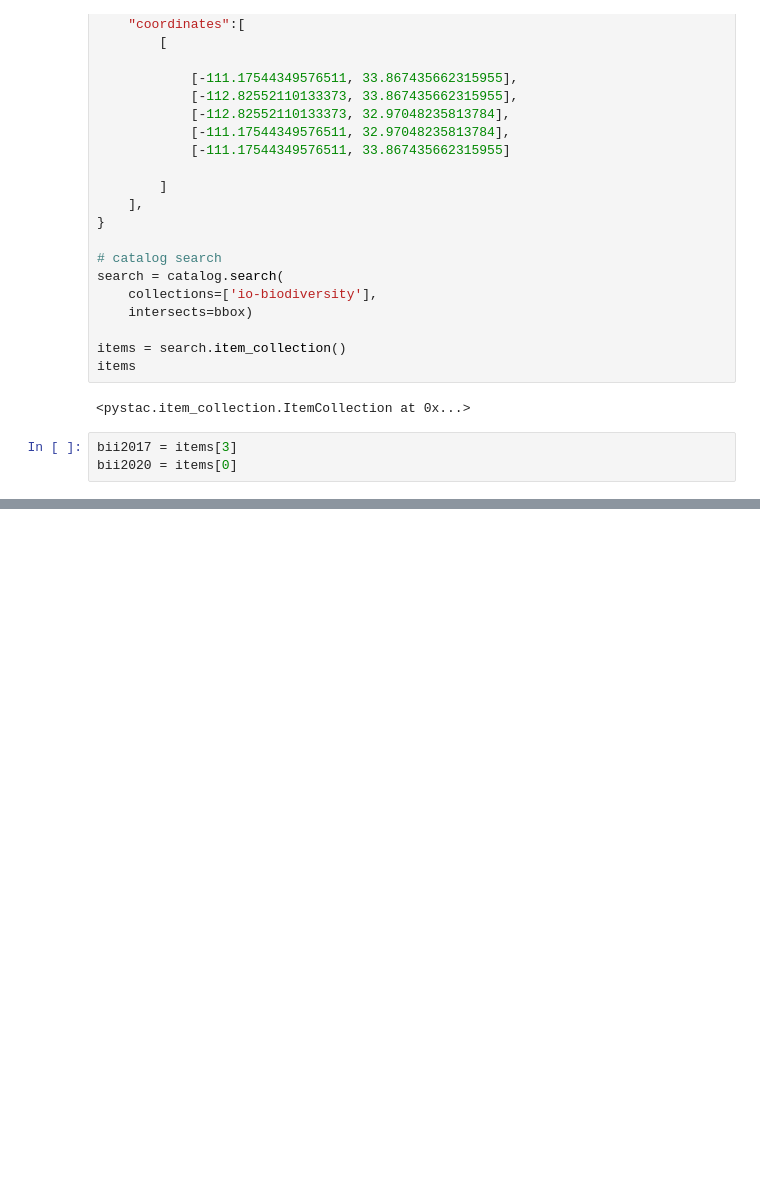
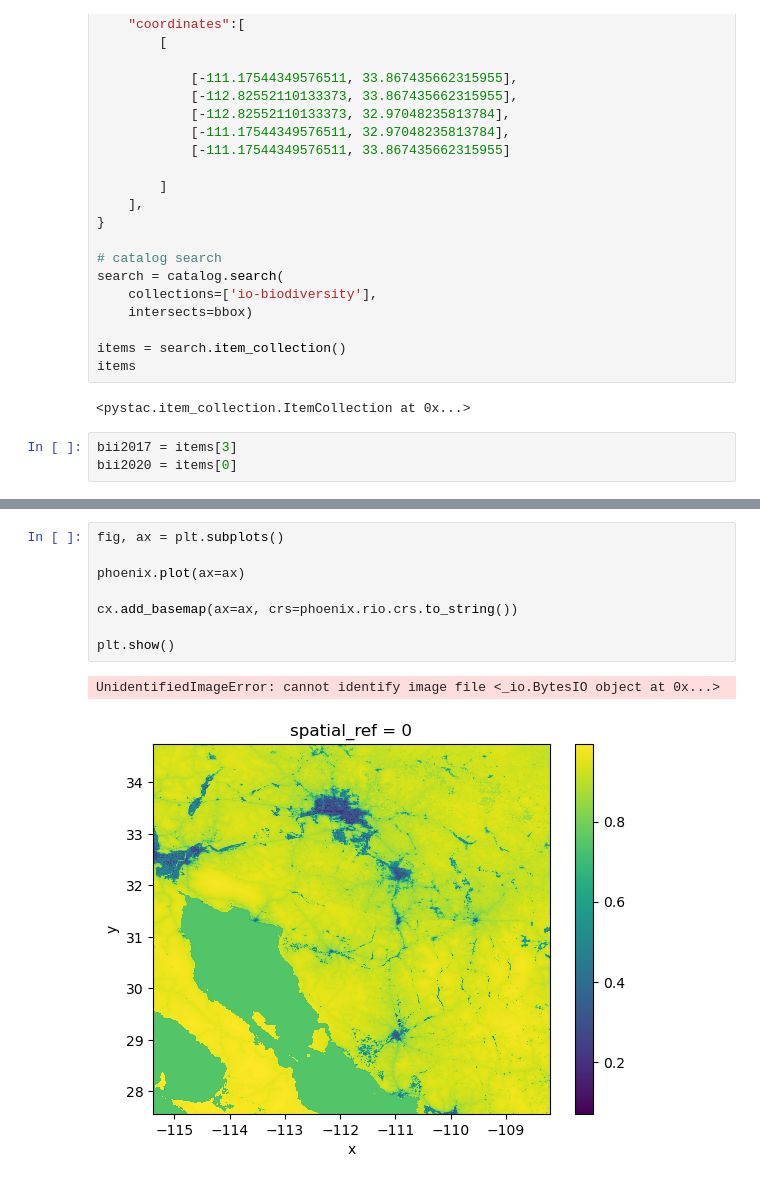
Before and after one commit to shmuir/phoenix-biodiversity-index, a Jupyter notebook: phoenix-biodiversity.ipynb, the cells around one changed output, grey strips where cells are left out. Drawn from its saved outputs; the diff is of its cells as text; blank space fills up the shorter version.

```diff
--- a/phoenix-biodiversity.ipynb
+++ b/phoenix-biodiversity.ipynb
@@ -73,0 +118,11 @@ Image(url=bii2017.assets['rendered_preview'].href, width=500)
+# %%
+fig, ax = plt.subplots()
+
+phoenix.plot(ax=ax)
+
+cx.add_basemap(ax=ax, crs=phoenix.rio.crs.to_string())
+
+plt.show()
+# %% [output]
+UnidentifiedImageError: cannot identify image file <_io.BytesIO object at 0x...>
+[figure, added]
```
Also changed, not shown: parts of 9 cells of this notebook, 7 other files.
